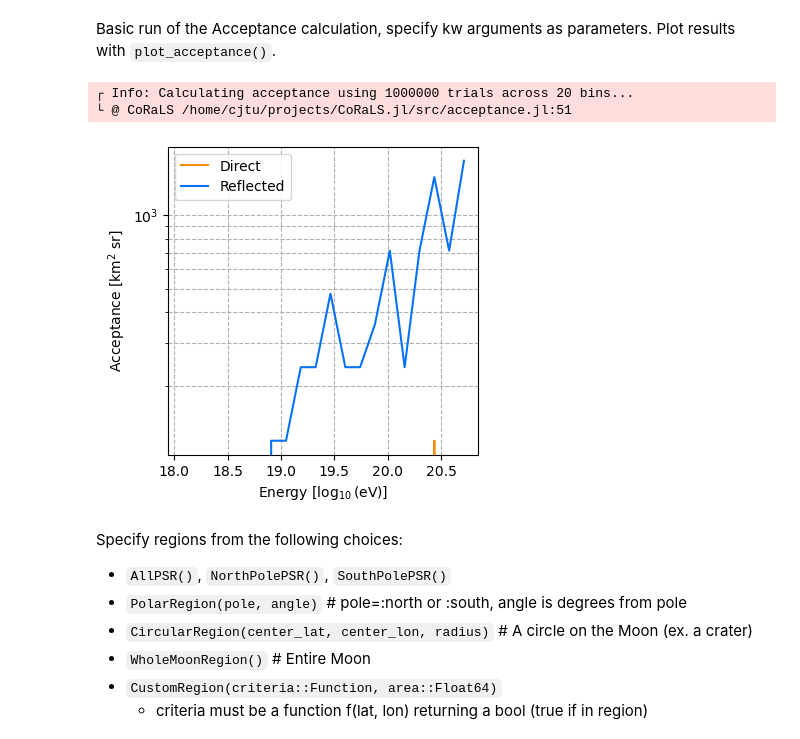
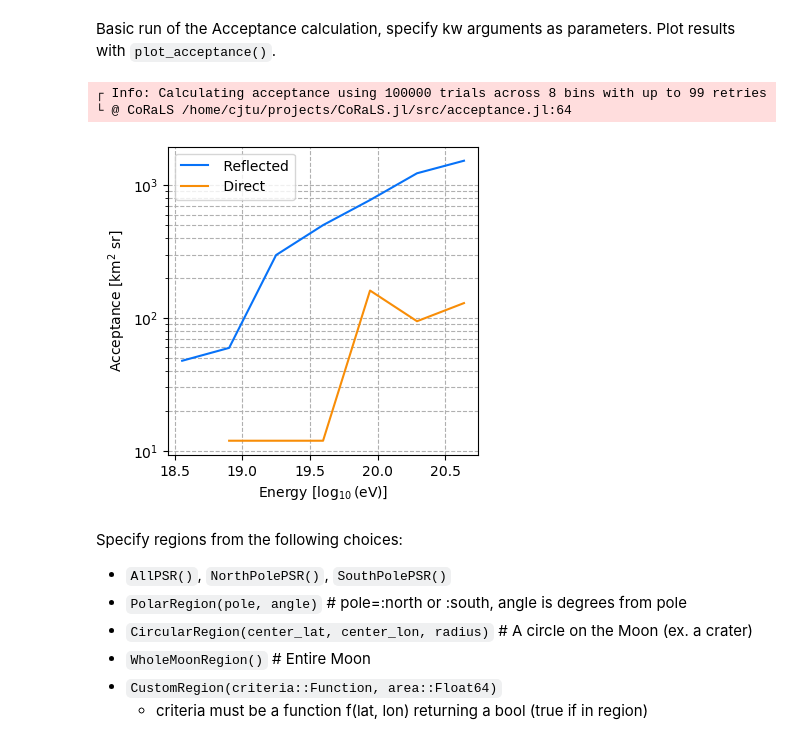
Before and after one commit to cjtu/CoRaLS.jl, a Jupyter notebook: notebooks/acceptance.ipynb, the cells around one changed output. Cells and saved outputs as stored; diff of their text form; code cells hidden in the pictures.

```diff
--- a/notebooks/acceptance.ipynb
+++ b/notebooks/acceptance.ipynb
@@ -14,19 +14,16 @@ using Unitful: km, sr, EeV, MHz, m, μV, cm, ustrip
 # %% [markdown]
 Basic run of the Acceptance calculation, specify kw arguments as parameters. Plot results with `plot_acceptance()`.
 # %%
-A = acceptance(1000000, 20, region=AllPSR(), spacecraft=CircularOrbit(50km);
-               ice_depth=6.0m,
-               min_energy=1.0EeV,
-               ν_max=1000MHz,
-               dν=30MHz,
-               trigger=gaussian_trigger(sqrt(1000 / 300.)*0.5*67μV/m))
+A = acceptance(100000, 8, region=AllPSR(), spacecraft=CircularOrbit(40km);
+               ice_depth=6.0m, min_energy=1.0EeV, ν_max=1000MHz, dν=30MHz,
+               trigger=magnitude_trigger(67μV/m), min_count=5, max_tries=100)
 
-plot_acceptance(A)
+plot_acceptance(A; min_count=1)
 gcf()  # Show figure in notebook
 # %% [output]
-┌ Info: Calculating acceptance using 1000000 trials across 20 bins...
-└ @ CoRaLS /home/cjtu/projects/CoRaLS.jl/src/acceptance.jl:51
+┌ Info: Calculating acceptance using 100000 trials across 8 bins with up to 99 retries
+└ @ CoRaLS /home/cjtu/projects/CoRaLS.jl/src/acceptance.jl:64
-[figure, old version]
+[figure, new version]
 # %% [markdown]
 Specify regions from the following choices:
 
```
Also changed, not shown: parts of 9 cells of this notebook, 8 other files.
